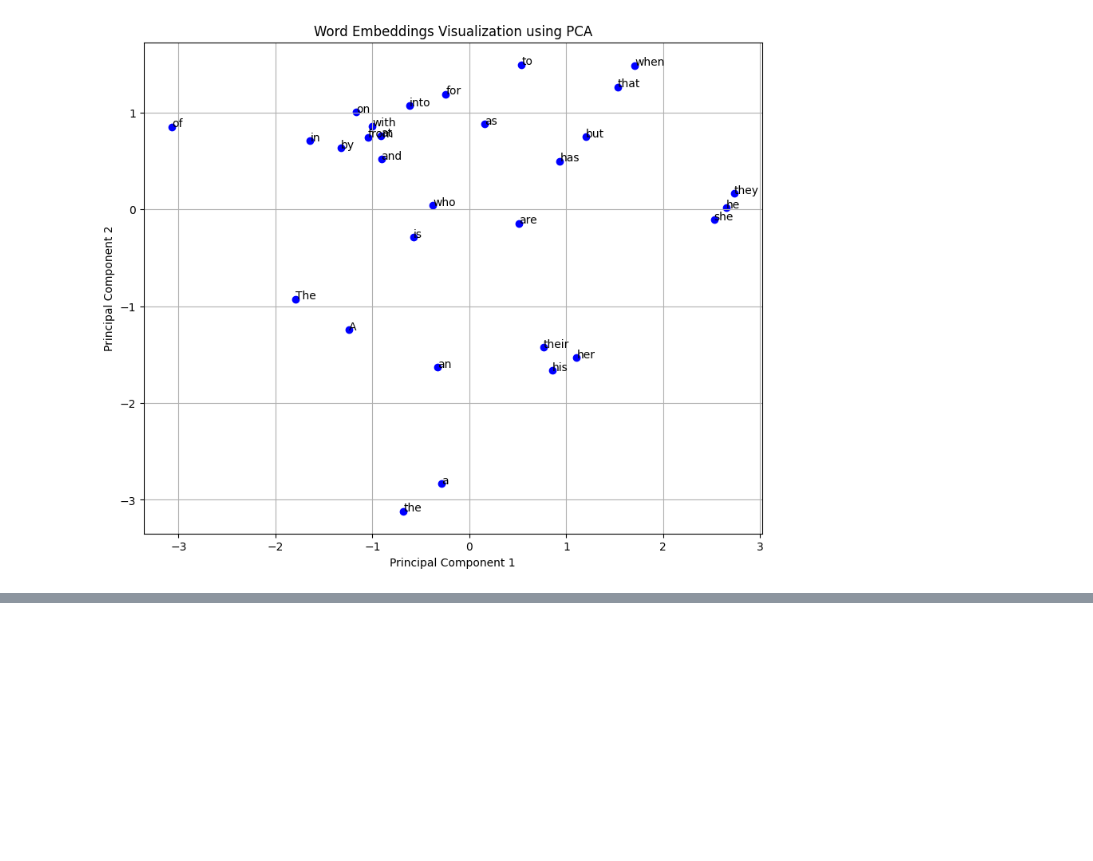
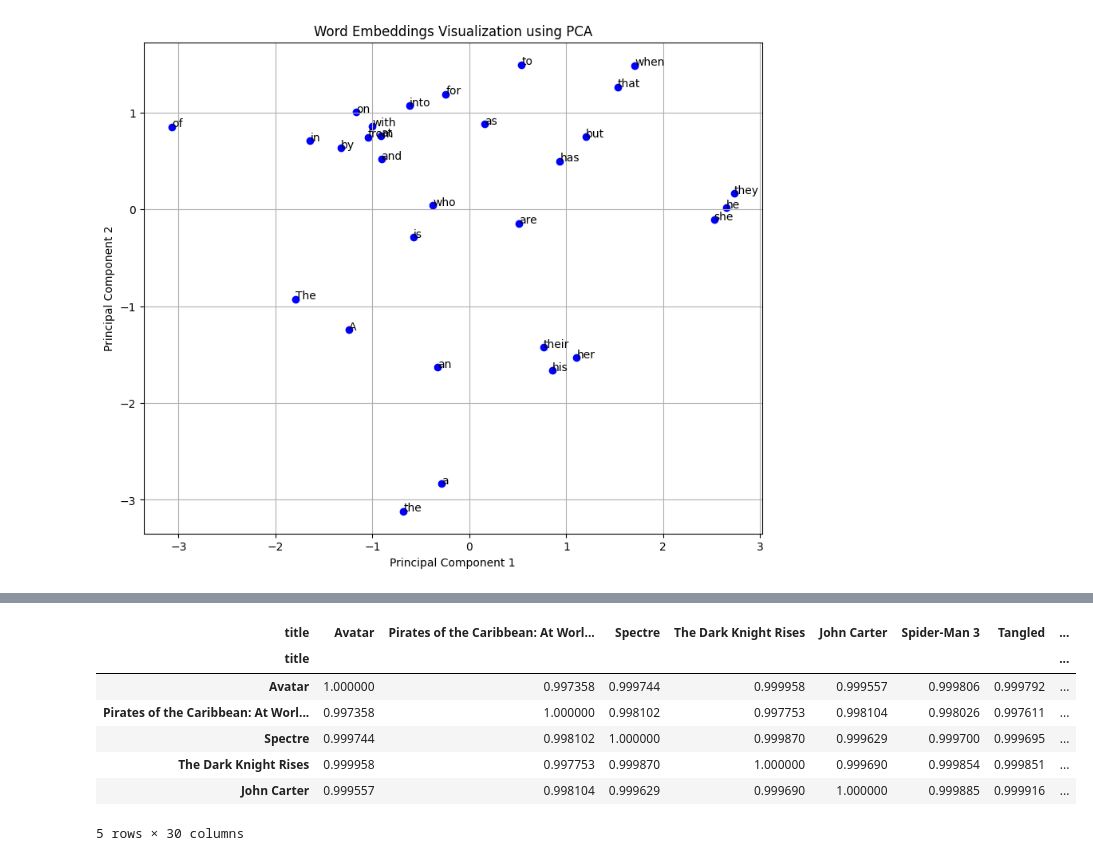
Before and after one commit to rahcoderepo/NLP, a Jupyter notebook: Oct4_AICourse.ipynb, the cells around one changed output, grey strips where cells are left out. Saved outputs shown, nothing was run; the diff lists cells and outputs as text; code cells hidden in the pictures; blank space fills up the shorter version.

```diff
--- a/Oct4_AICourse.ipynb
+++ b/Oct4_AICourse.ipynb
@@ -166,0 +169,20 @@ print(f"Cosine similarity matrix shape: {cosine_sim.shape}")
+# %%
+# Calculate cosine similarity between movie embeddings
+embeddings_matrix = np.vstack(df['movie_embedding'].values)
+cosine_sim = cosine_similarity(embeddings_matrix)
+
+# Create a DataFrame for the cosine similarity matrix
+cosine_sim_df = pd.DataFrame(cosine_sim, index=df['title'], columns=df['title'])
+
+# Display the first 30 movies and their similarities
+cosine_sim_df_subset = cosine_sim_df.iloc[:30, :30]
+cosine_sim_df_subset.head()
+# %% [output]
+| title | Avatar | Pirates of the Caribbean: At Worl... | Spectre | The Dark Knight Rises | John Carter | Spider-Man 3 | Tangled | ... |
+| title |  |  |  |  |  |  |  | ... |
+| Avatar | 1.000000 | 0.997358 | 0.999744 | 0.999958 | 0.999557 | 0.999806 | 0.999792 | ... |
+| Pirates of the Caribbean: At Worl... | 0.997358 | 1.000000 | 0.998102 | 0.997753 | 0.998104 | 0.998026 | 0.997611 | ... |
+| Spectre | 0.999744 | 0.998102 | 1.000000 | 0.999870 | 0.999629 | 0.999700 | 0.999695 | ... |
+| The Dark Knight Rises | 0.999958 | 0.997753 | 0.999870 | 1.000000 | 0.999690 | 0.999854 | 0.999851 | ... |
+| John Carter | 0.999557 | 0.998104 | 0.999629 | 0.999690 | 1.000000 | 0.999885 | 0.999916 | ... |
+5 rows × 30 columns
```
Also changed, not shown: parts of 1 cell of this notebook.
